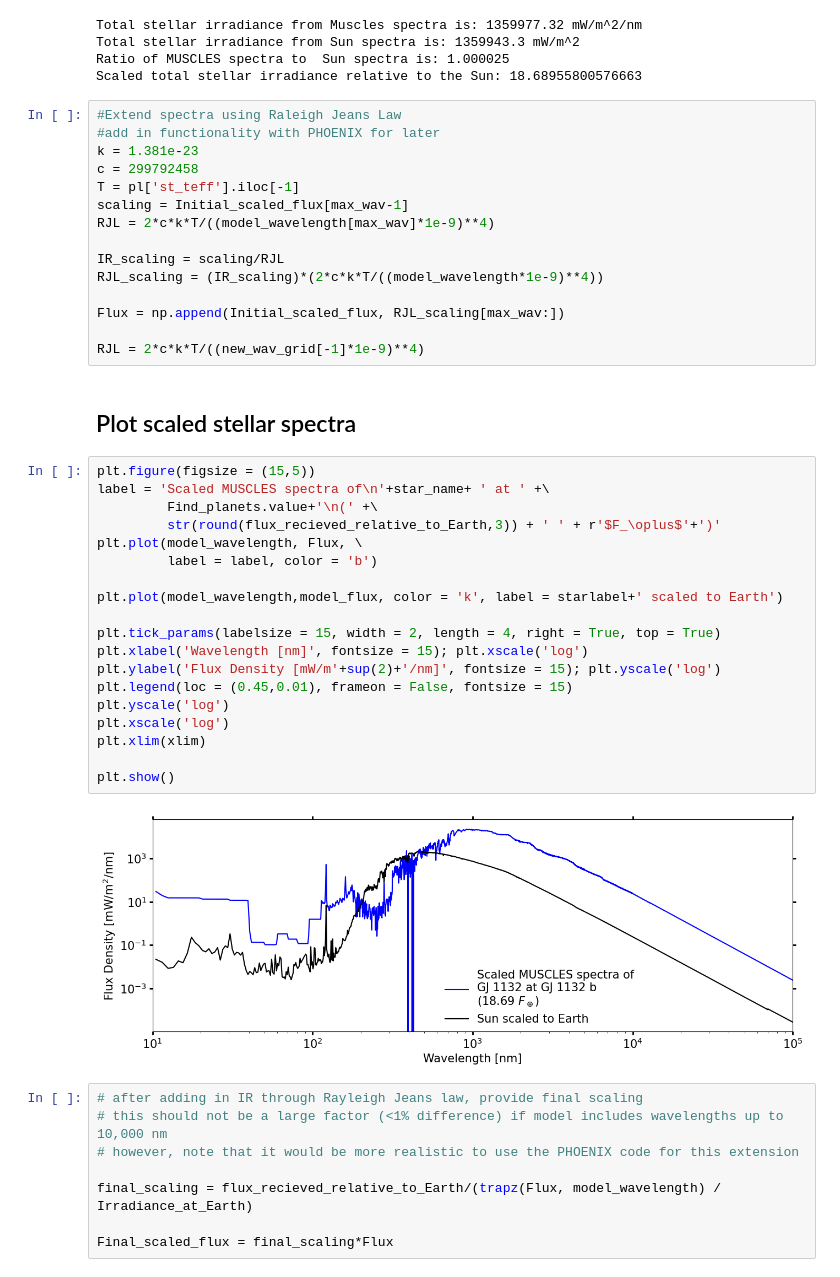
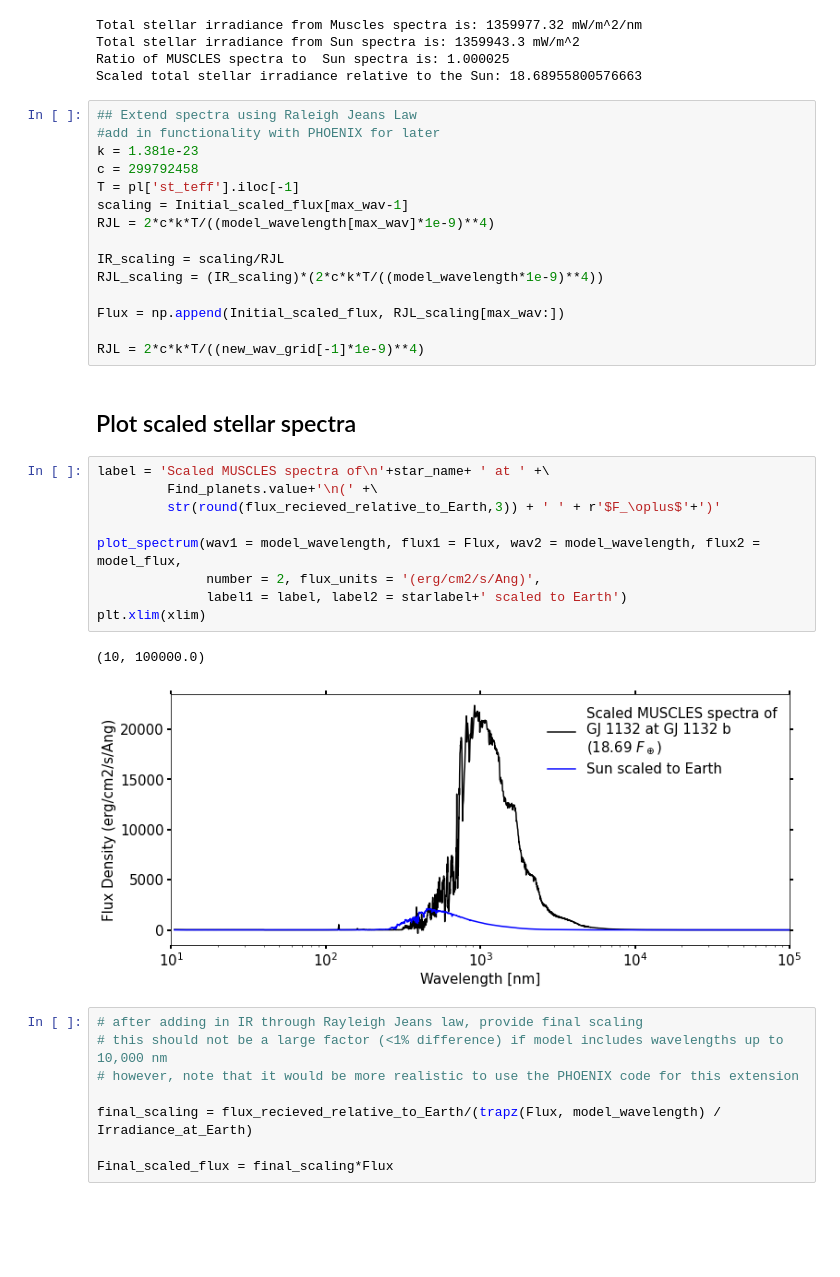
Before and after one commit to jack-eddy-symposium/exoplanetary-impact, a Jupyter notebook: SWIM/Stellar_Wind_and_Irradiance_Module.ipynb, the cells around one changed output. Saved outputs shown, nothing was run; the diff lists cells and outputs as text; blank space fills up the shorter version.

```diff
--- a/SWIM/Stellar_Wind_and_Irradiance_Module.ipynb
+++ b/SWIM/Stellar_Wind_and_Irradiance_Module.ipynb
@@ -318,7 +308,7 @@ Total stellar irradiance from Sun spectra is: 1359943.3 mW/m^2
 Ratio of MUSCLES spectra to  Sun spectra is: 1.000025
 Scaled total stellar irradiance relative to the Sun: 18.68955800576663
 # %%
-#Extend spectra using Raleigh Jeans Law
+## Extend spectra using Raleigh Jeans Law
 #add in functionality with PHOENIX for later
 k = 1.381e-23
 c = 299792458
@@ -334,27 +324,18 @@ Flux = np.append(Initial_scaled_flux, RJL_scaling[max_wav:])
 RJL = 2*c*k*T/((new_wav_grid[-1]*1e-9)**4)
 # %% [markdown]
 ## Plot scaled stellar spectra
-# %%
-plt.figure(figsize = (15,5))
-label = 'Scaled MUSCLES spectra of\n'+star_name+ ' at ' +\
-         Find_planets.value+'\n(' +\
-         str(round(flux_recieved_relative_to_Earth,3)) + ' ' + r'$F_\oplus$'+')'
-plt.plot(model_wavelength, Flux, \
-         label = label, color = 'b')
-
-plt.plot(model_wavelength,model_flux, color = 'k', label = starlabel+' scaled to Earth')
-
-plt.tick_params(labelsize = 15, width = 2, length = 4, right = True, top = True)
-plt.xlabel('Wavelength [nm]', fontsize = 15); plt.xscale('log')
-plt.ylabel('Flux Density [mW/m'+sup(2)+'/nm]', fontsize = 15); plt.yscale('log')
-plt.legend(loc = (0.45,0.01), frameon = False, fontsize = 15)
-plt.yscale('log')
-plt.xscale('log')
-plt.xlim(xlim)
-
-plt.show()
-# %% [output]
-[figure, removed]
+# %%
+label = 'Scaled MUSCLES spectra of\n'+star_name+ ' at ' +\
+         Find_planets.value+'\n(' +\
+         str(round(flux_recieved_relative_to_Earth,3)) + ' ' + r'$F_\oplus$'+')'
+
+plot_spectrum(wav1 = model_wavelength, flux1 = Flux, wav2 = model_wavelength, flux2 = model_flux,
+              number = 2, flux_units = '(erg/cm2/s/Ang)',
+              label1 = label, label2 = starlabel+' scaled to Earth')
+plt.xlim(xlim)
+# %% [output]
+(10, 100000.0)
+[figure, added]
 # %%
 # after adding in IR through Rayleigh Jeans law, provide final scaling
 # this should not be a large factor (<1% difference) if model includes wavelengths up to 10,000 nm
```
Also changed, not shown: parts of 7 cells of this notebook, 10 other files.
